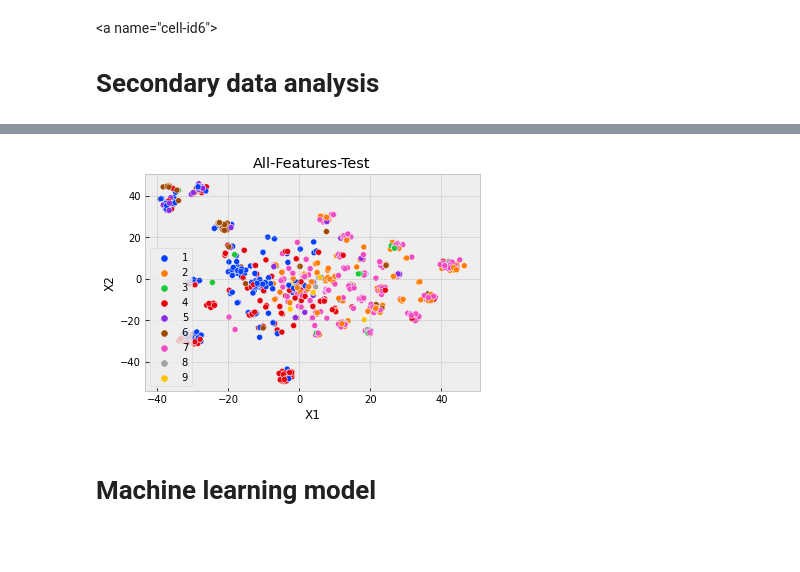
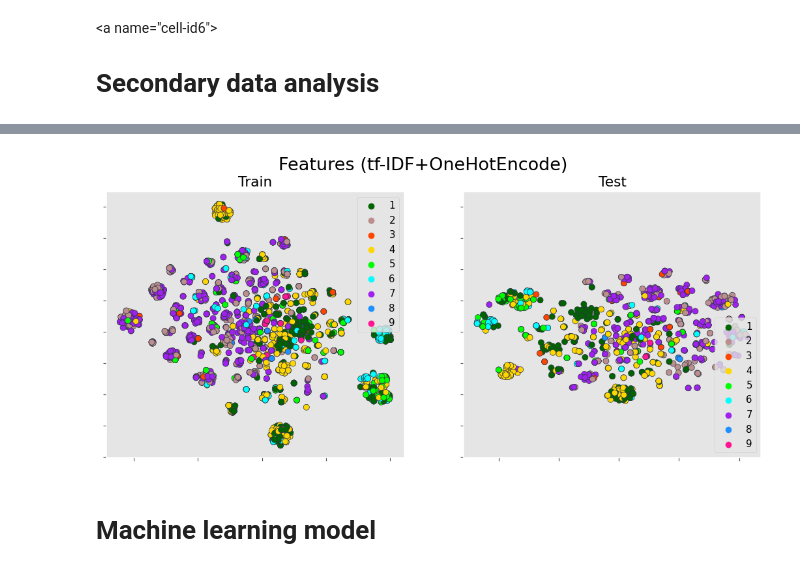
Before and after one commit to akshayonly/DL-Case-Study-Classifying-GM, a Jupyter notebook: Classifying_Genetic_Mutation_.ipynb, the cells around one changed output, grey strips where cells are left out. Saved outputs shown, nothing was run; the diff lists cells and outputs as text; code cells hidden in the pictures; blank space fills up the shorter version.

```diff
--- a/Classifying_Genetic_Mutation_.ipynb
+++ b/Classifying_Genetic_Mutation_.ipynb
@@ -371,13 +397,29 @@ plt.savefig("All-Features-Train.png", dpi=256)
-# %%
-X_embedded = TSNE(n_components=2).fit_transform(test)
-
-sns.scatterplot(X_embedded[:,0], X_embedded[:,1],
-                hue=y_test, legend='full', palette=palette)
-plt.title('All-Features-Test')
-plt.xlabel('X1')
-plt.ylabel('X2')
-plt.savefig("All-Features-Test.png", dpi=256)
-# %% [output]
-[figure, removed]
+# %%
+# Reducing dimension and projecting it onto 2D with t-SNE
+train_tsne = TSNE(n_components=2, perplexity=100).fit_transform(train)
+
+# Reducing dimension and projecting it onto 2D with t-SNE
+test_tsne = TSNE(n_components=2, perplexity=100).fit_transform(test)
+# %%
+fig, axes = plt.subplots(1, 2, figsize=(12, 5), dpi=108, sharey=True)
+fig.suptitle('Features (tf-IDF+OneHotEncode)', fontsize=18)
+
+sns.scatterplot(ax=axes[0], x=train_tsne[:,0], y=train_tsne[:,1], edgecolor='#2f3542',
+                hue=y_train, legend='full', palette=palette)
+axes[0].set_title("Train")
+axes[0].set_yticklabels([])
+axes[0].set_xticklabels([])
+axes[0].grid(False)
+
+sns.scatterplot(ax=axes[1], x=test_tsne[:,0], y=test_tsne[:,1], edgecolor='#2f3542',
+                hue=y_test, legend='full', palette=palette)
+axes[1].set_title("Test")
+axes[1].set_yticklabels([])
+axes[1].set_xticklabels([])
+axes[1].grid(False)
+
+fig.savefig('QWERTT.png', dpi=300)
+# %% [output]
+[figure, added]
 # %% [markdown]
 # Machine learning model
```
Also changed, not shown: parts of 38 cells of this notebook.
